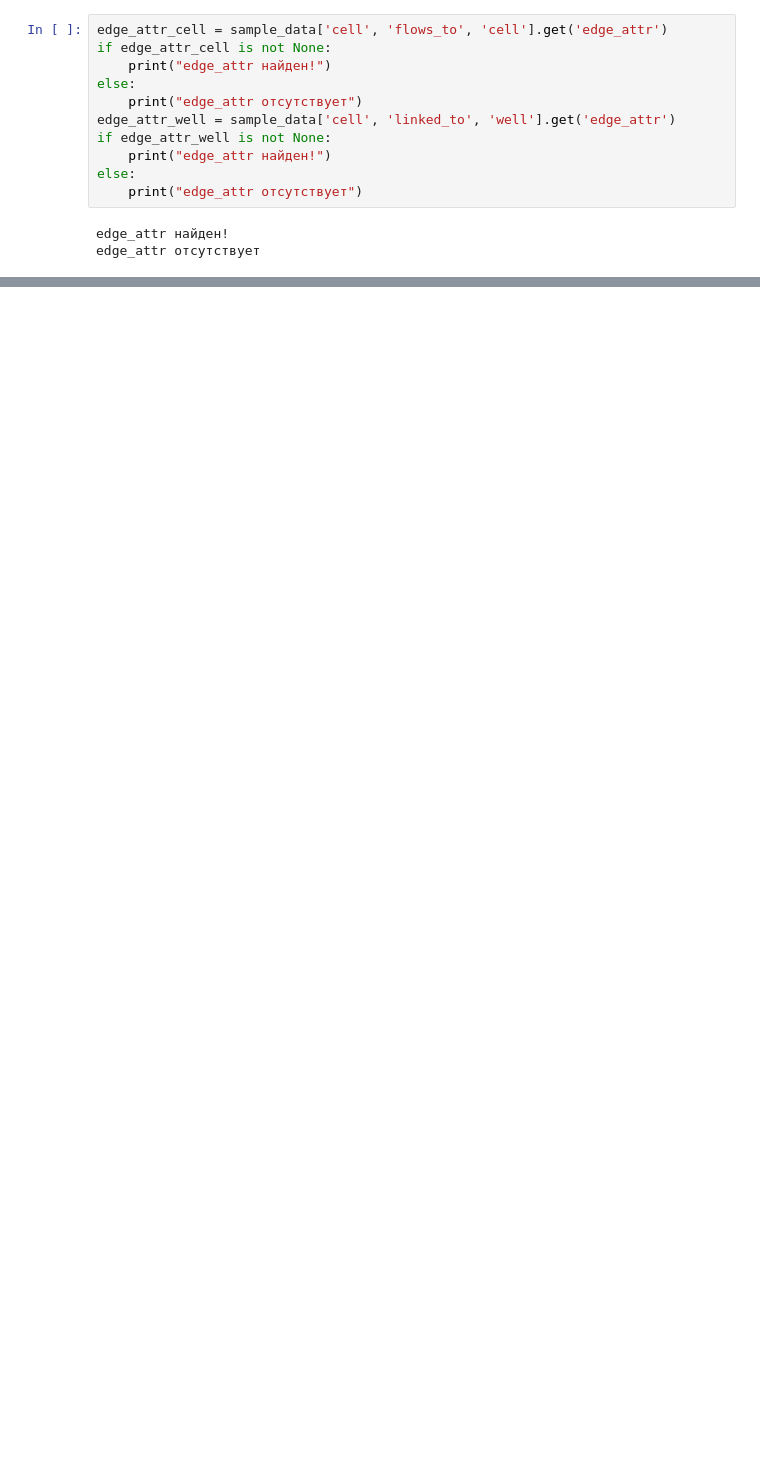
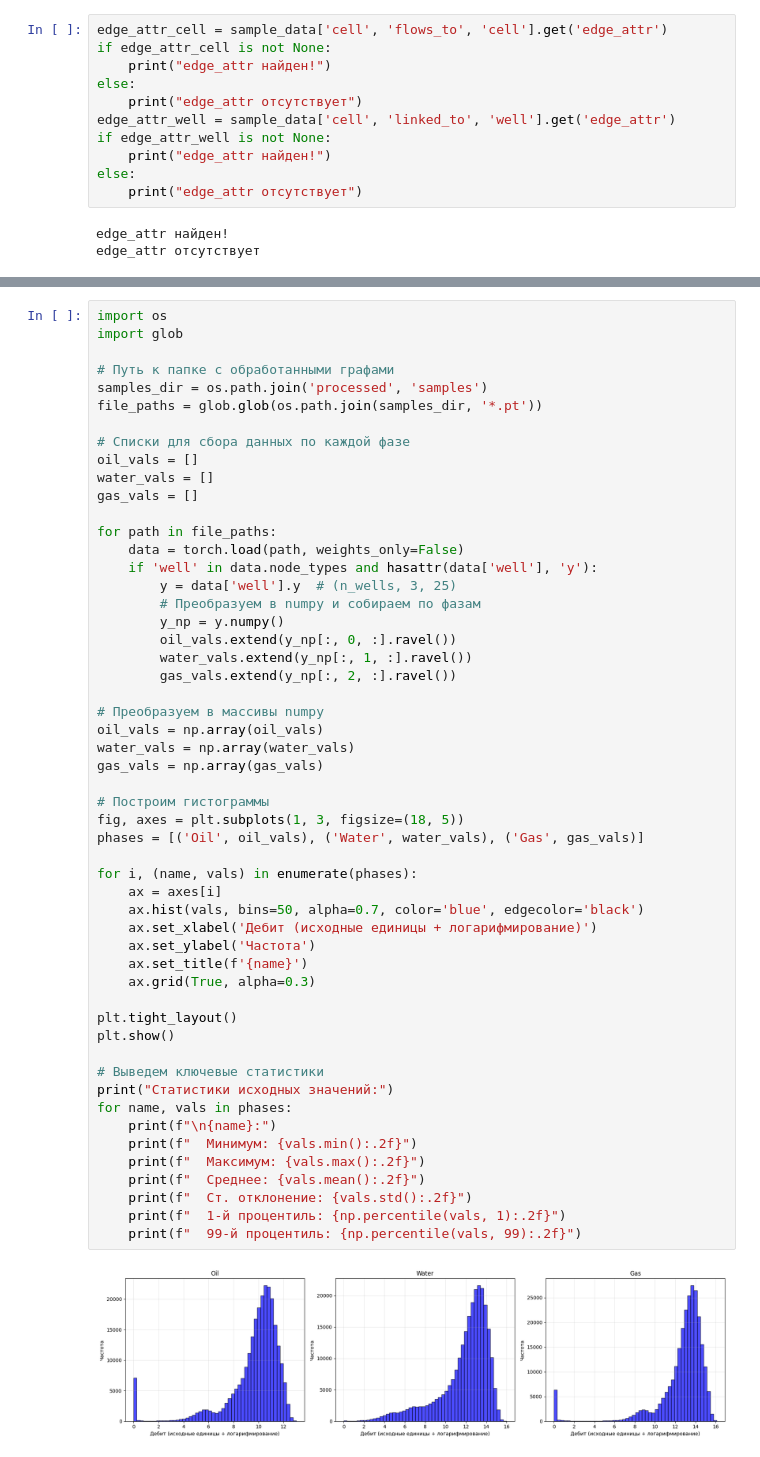
Before and after one commit to VolzheninDamir/GNN, a Jupyter notebook: GNN_dataset_test/dataloaders.ipynb, the cells around one changed output, grey strips where cells are left out. Cells and saved outputs as stored; diff of their text form; blank space fills up the shorter version.

```diff
--- a/GNN_dataset_test/dataloaders.ipynb
+++ b/GNN_dataset_test/dataloaders.ipynb
@@ -343,0 +573,55 @@ ModuleNotFoundError: No module named 'plotly'
+# %%
+import os
+import glob
+
+# Путь к папке с обработанными графами
+samples_dir = os.path.join('processed', 'samples')
+file_paths = glob.glob(os.path.join(samples_dir, '*.pt'))
+
+# Списки для сбора данных по каждой фазе
+oil_vals = []
+water_vals = []
+gas_vals = []
+
+for path in file_paths:
+    data = torch.load(path, weights_only=False)
+    if 'well' in data.node_types and hasattr(data['well'], 'y'):
+        y = data['well'].y  # (n_wells, 3, 25)
+        # Преобразуем в numpy и собираем по фазам
+        y_np = y.numpy()
+        oil_vals.extend(y_np[:, 0, :].ravel())
+        water_vals.extend(y_np[:, 1, :].ravel())
+        gas_vals.extend(y_np[:, 2, :].ravel())
+
+# Преобразуем в массивы numpy
+oil_vals = np.array(oil_vals)
+water_vals = np.array(water_vals)
+gas_vals = np.array(gas_vals)
+
+# Построим гистограммы
+fig, axes = plt.subplots(1, 3, figsize=(18, 5))
+phases = [('Oil', oil_vals), ('Water', water_vals), ('Gas', gas_vals)]
+
+for i, (name, vals) in enumerate(phases):
+    ax = axes[i]
+    ax.hist(vals, bins=50, alpha=0.7, color='blue', edgecolor='black')
+    ax.set_xlabel('Дебит (исходные единицы + логарифмирование)')
+    ax.set_ylabel('Частота')
+    ax.set_title(f'{name}')
+    ax.grid(True, alpha=0.3)
+
+plt.tight_layout()
+plt.show()
+
+# Выведем ключевые статистики
+print("Статистики исходных значений:")
+for name, vals in phases:
+    print(f"\n{name}:")
+    print(f"  Минимум: {vals.min():.2f}")
+    print(f"  Максимум: {vals.max():.2f}")
+    print(f"  Среднее: {vals.mean():.2f}")
+    print(f"  Ст. отклонение: {vals.std():.2f}")
+    print(f"  1-й процентиль: {np.percentile(vals, 1):.2f}")
+    print(f"  99-й процентиль: {np.percentile(vals, 99):.2f}")
+# %% [output]
+[figure, added]
```
Also changed, not shown: parts of 48 cells of this notebook, 34 other files.
